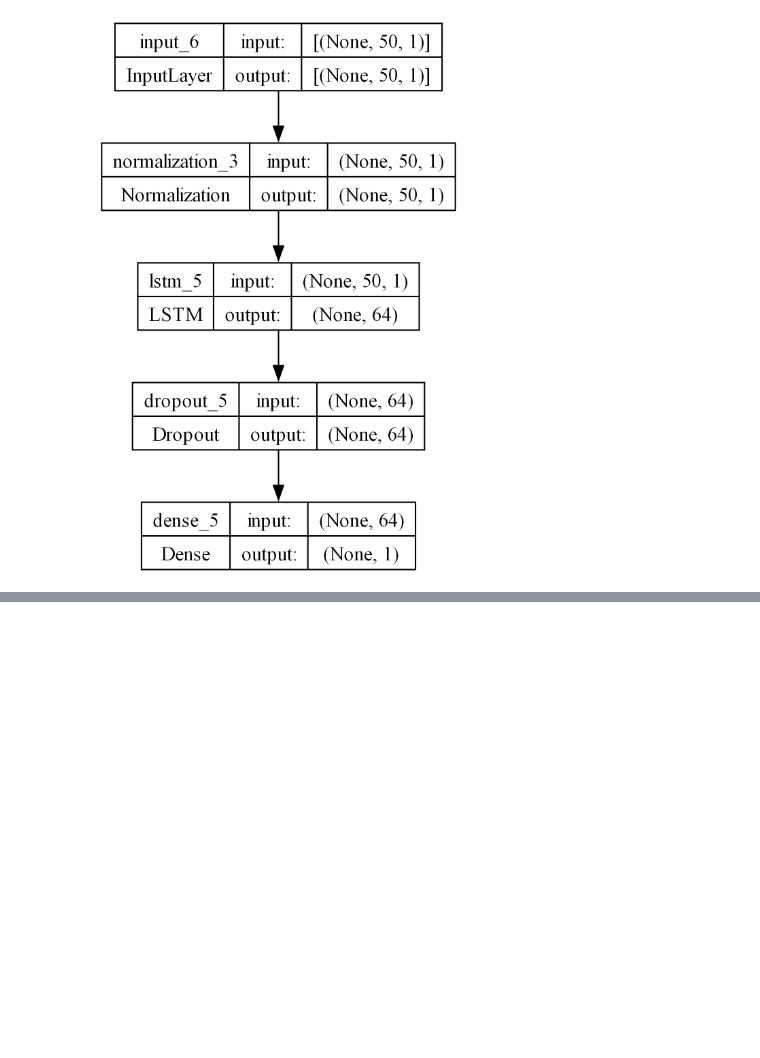
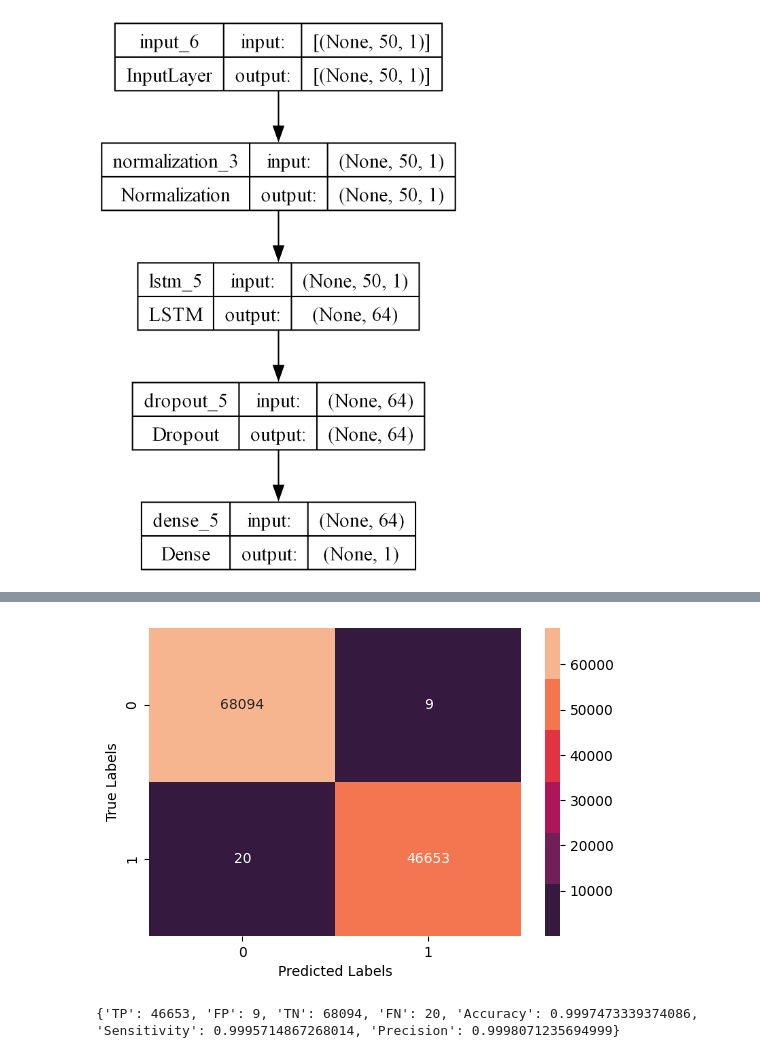
Before and after one commit to KulsonKula/Chaotic-model-dection, a Jupyter notebook: src/model_test.IPYNB, the cells around one changed output, grey strips where cells are left out. Saved outputs shown, nothing was run; the diff lists cells and outputs as text; code cells hidden in the pictures; blank space fills up the shorter version.

```diff
--- a/src/model_test.IPYNB
+++ b/src/model_test.IPYNB
@@ -97,0 +127,6 @@ plot_model(model_lstm_50, to_file=plot_file, show_shapes=True, show_layer_names=
+# %%
+x_train, x_test, y_train, y_test = load_data("../data/data_proccesed_50.csv")
+result_50=evaluate_model(model_lstm_50_test_3,x_test,y_test)
+plot_confusion_matrix(model_lstm_50_test_3,x_test,y_test)
+print(result_50)
+# %% [output]
@@ -97,0 +135,2 @@ plot_model(model_lstm_50, to_file=plot_file, show_shapes=True, show_layer_names=
+[figure, added]
+{'TP': 46653, 'FP': 9, 'TN': 68094, 'FN': 20, 'Accuracy': 0.9997473339374086, 'Sensitivity': 0.9995714867268014, 'Precision': 0.9998071235694999}
```
Also changed, not shown: parts of 6 cells of this notebook, 1 other file.
